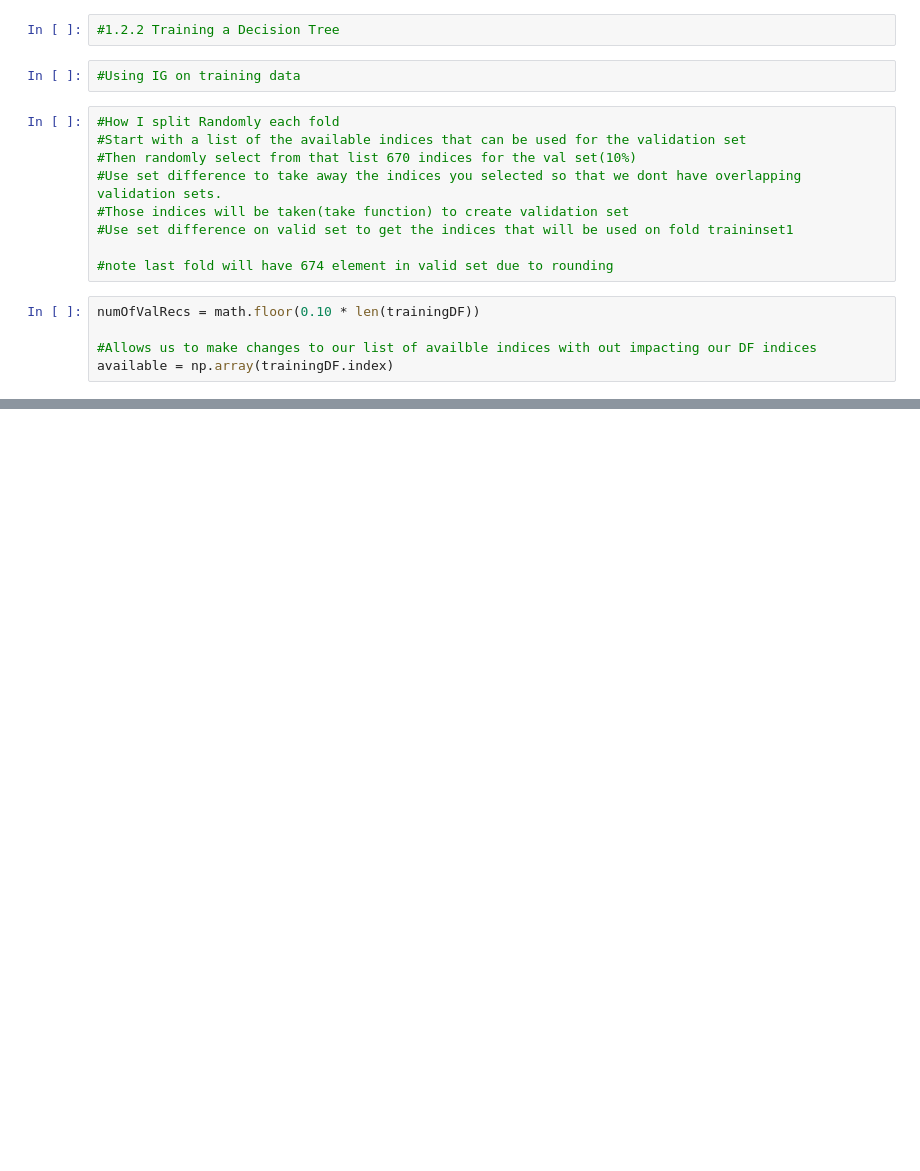
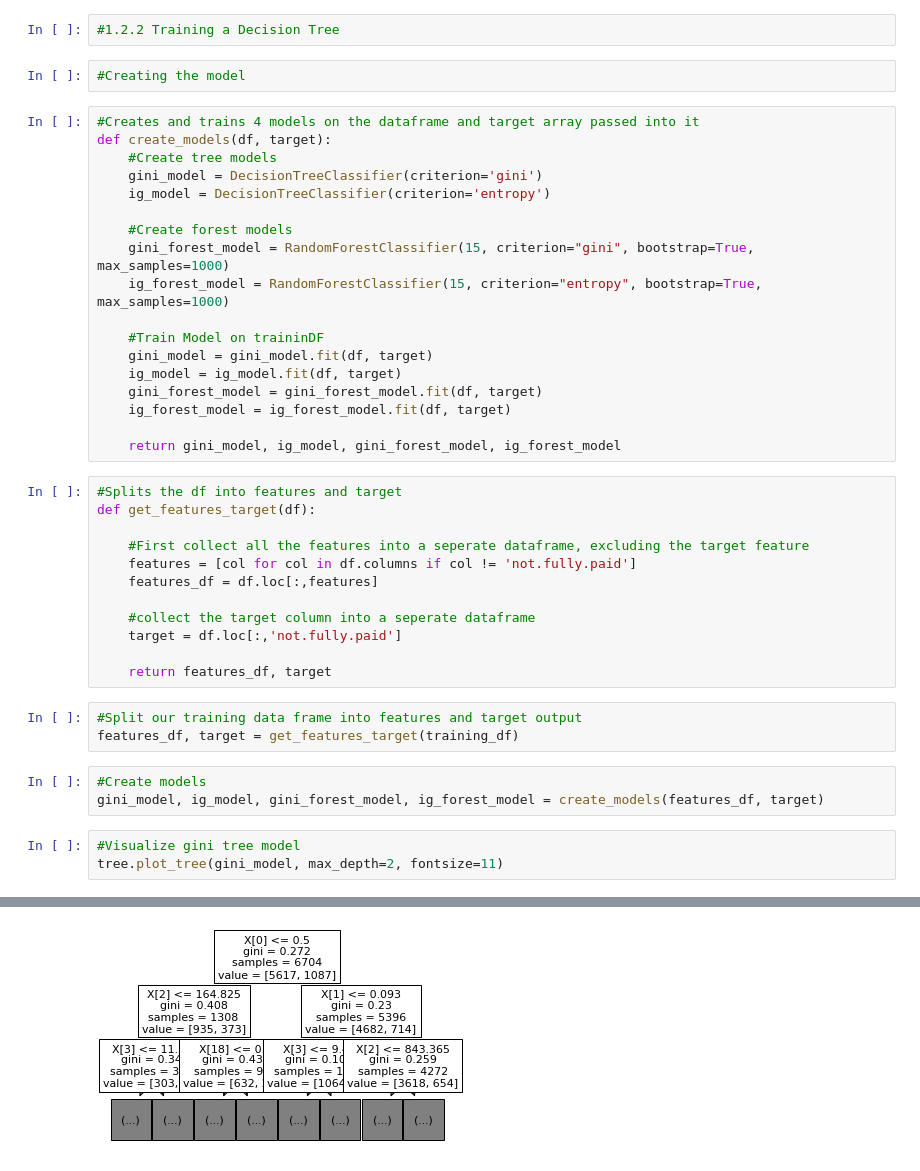
Before and after one commit to TobiOnabolu/MachineLearning, a Jupyter notebook: Assignment1/a1.ipynb, the cells around one changed output, grey strips where cells are left out. Drawn from its saved outputs; the diff is of its cells as text; blank space fills up the shorter version.

```diff
--- a/Assignment1/a1.ipynb
+++ b/Assignment1/a1.ipynb
@@ -194,18 +229,44 @@ testingDF
 # %%
 #1.2.2 Training a Decision Tree
-# %%
-#Using IG on training data
-# %%
-#How I split Randomly each fold
-#Start with a list of the available indices that can be used for the validation set
-#Then randomly select from that list 670 indices for the val set(10%)
-#Use set difference to take away the indices you selected so that we dont have overlapping validation sets.
-#Those indices will be taken(take function) to create validation set
-#Use set difference on valid set to get the indices that will be used on fold traininset1
-
-#note last fold will have 674 element in valid set due to rounding
-# %%
-numOfValRecs = math.floor(0.10 * len(trainingDF))
-
-#Allows us to make changes to our list of availble indices with out impacting our DF indices
-available = np.array(trainingDF.index)
+# %%
+#Creating the model
+# %%
+#Creates and trains 4 models on the dataframe and target array passed into it
+def create_models(df, target):
+    #Create tree models
+    gini_model = DecisionTreeClassifier(criterion='gini')
+    ig_model = DecisionTreeClassifier(criterion='entropy')
+
+    #Create forest models
+    gini_forest_model = RandomForestClassifier(15, criterion="gini", bootstrap=True, max_samples=1000)
+    ig_forest_model = RandomForestClassifier(15, criterion="entropy", bootstrap=True, max_samples=1000)
+
+    #Train Model on traininDF
+    gini_model = gini_model.fit(df, target)
+    ig_model = ig_model.fit(df, target)
+    gini_forest_model = gini_forest_model.fit(df, target)
+    ig_forest_model = ig_forest_model.fit(df, target)
+
+    return gini_model, ig_model, gini_forest_model, ig_forest_model
+# %%
+#Splits the df into features and target
+def get_features_target(df):
+
+    #First collect all the features into a seperate dataframe, excluding the target feature
+    features = [col for col in df.columns if col != 'not.fully.paid']
+    features_df = df.loc[:,features]
+
+    #collect the target column into a seperate dataframe
+    target = df.loc[:,'not.fully.paid']
+
+    return features_df, target
+# %%
+#Split our training data frame into features and target output
+features_df, target = get_features_target(training_df)
+# %%
+#Create models
+gini_model, ig_model, gini_forest_model, ig_forest_model = create_models(features_df, target)
+# %%
+#Visualize gini tree model
+tree.plot_tree(gini_model, max_depth=2, fontsize=11)
+# %% [output]
@@ -211,0 +288 @@ available = np.array(trainingDF.index)
+[figure, added]
```
Also changed, not shown: parts of 24 cells of this notebook.
